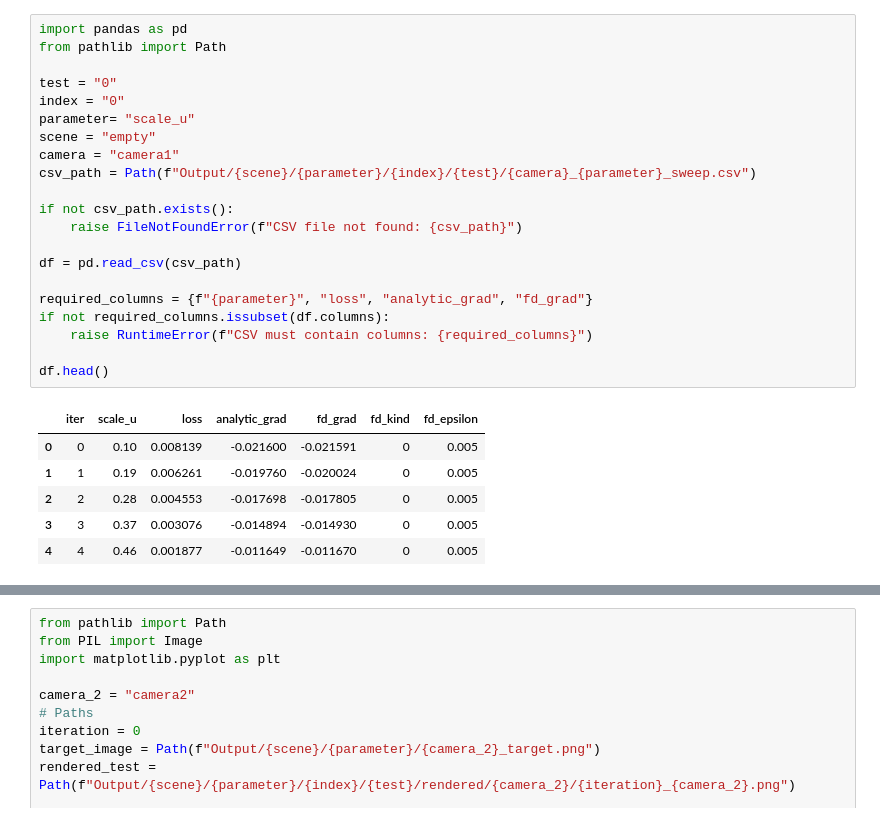
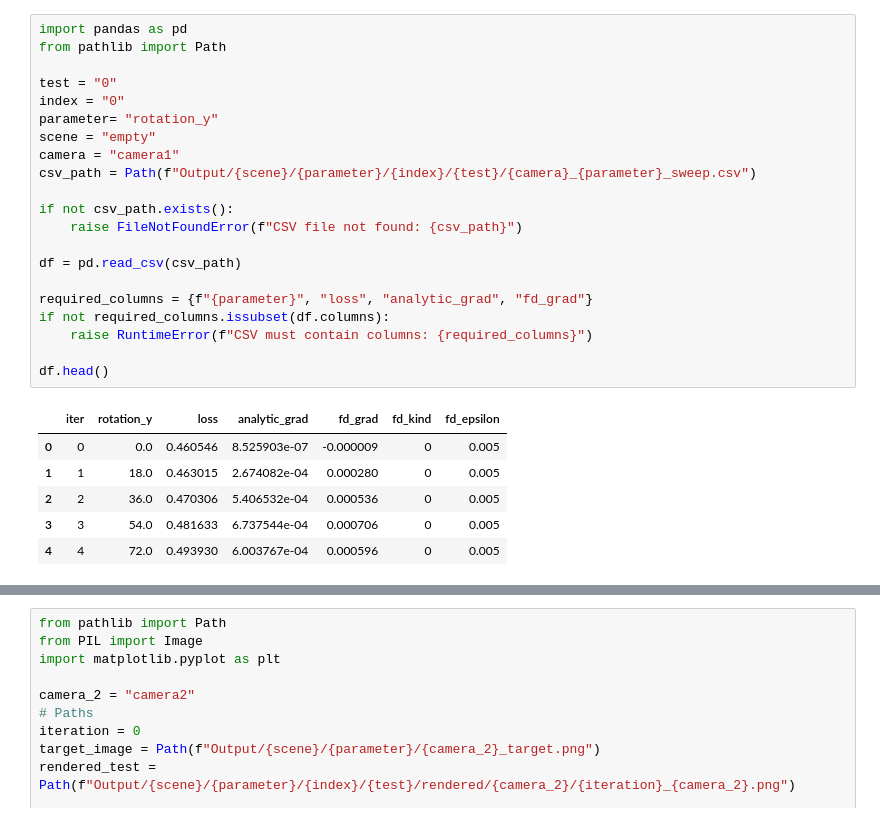
Before and after one commit to M-Gjerde/DifferentiablePointRendering, a Jupyter notebook: python/finite_difference/notebook_scatter.ipynb, the cells around one changed output, grey strips where cells are left out. Cells and saved outputs as stored; diff of their text form.

Commit message:
Added full rotation gradients for surface X

```diff
--- a/python/finite_difference/notebook_scatter.ipynb
+++ b/python/finite_difference/notebook_scatter.ipynb
@@ -1,31 +1,31 @@
 # %%
 import pandas as pd
 from pathlib import Path
 
 test = "0"
 index = "0"
-parameter= "scale_u"
+parameter= "rotation_y"
 scene = "empty"
 camera = "camera1"
 csv_path = Path(f"Output/{scene}/{parameter}/{index}/{test}/{camera}_{parameter}_sweep.csv")
 
 if not csv_path.exists():
     raise FileNotFoundError(f"CSV file not found: {csv_path}")
 
 df = pd.read_csv(csv_path)
 
 required_columns = {f"{parameter}", "loss", "analytic_grad", "fd_grad"}
 if not required_columns.issubset(df.columns):
     raise RuntimeError(f"CSV must contain columns: {required_columns}")
 
 df.head()
 # %% [output]
-|  | iter | scale_u | loss | analytic_grad | fd_grad | fd_kind | fd_epsilon |
-| 0 | 0 | 0.10 | 0.008139 | -0.021600 | -0.021591 | 0 | 0.005 |
-| 1 | 1 | 0.19 | 0.006261 | -0.019760 | -0.020024 | 0 | 0.005 |
-| 2 | 2 | 0.28 | 0.004553 | -0.017698 | -0.017805 | 0 | 0.005 |
-| 3 | 3 | 0.37 | 0.003076 | -0.014894 | -0.014930 | 0 | 0.005 |
-| 4 | 4 | 0.46 | 0.001877 | -0.011649 | -0.011670 | 0 | 0.005 |
+|  | iter | rotation_y | loss | analytic_grad | fd_grad | fd_kind | fd_epsilon |
+| 0 | 0 | 0.0 | 0.460546 | 8.525903e-07 | -0.000009 | 0 | 0.005 |
+| 1 | 1 | 18.0 | 0.463015 | 2.674082e-04 | 0.000280 | 0 | 0.005 |
+| 2 | 2 | 36.0 | 0.470306 | 5.406532e-04 | 0.000536 | 0 | 0.005 |
+| 3 | 3 | 54.0 | 0.481633 | 6.737544e-04 | 0.000706 | 0 | 0.005 |
+| 4 | 4 | 72.0 | 0.493930 | 6.003767e-04 | 0.000596 | 0 | 0.005 |
 # %%
 
 import matplotlib.pyplot as plt
```
Also changed, not shown: parts of 5 cells of this notebook, 5 other files.
